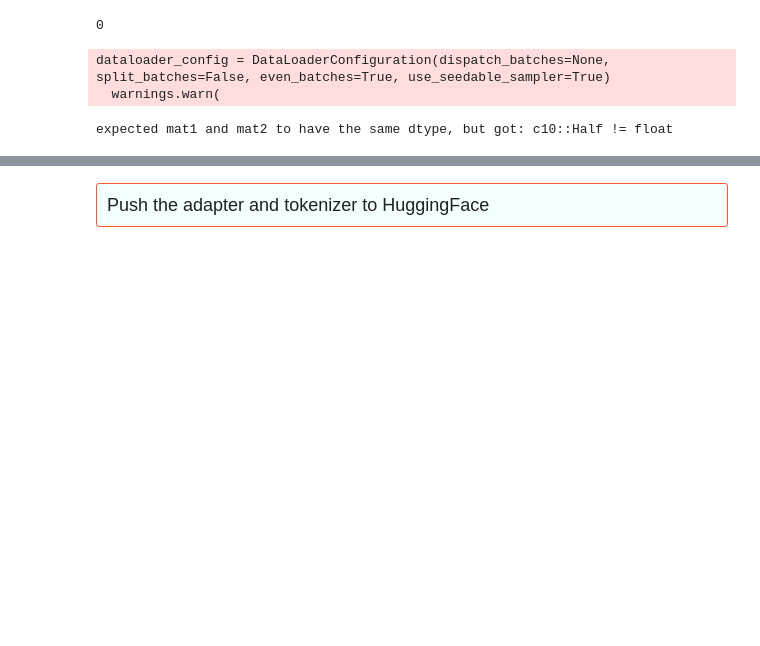
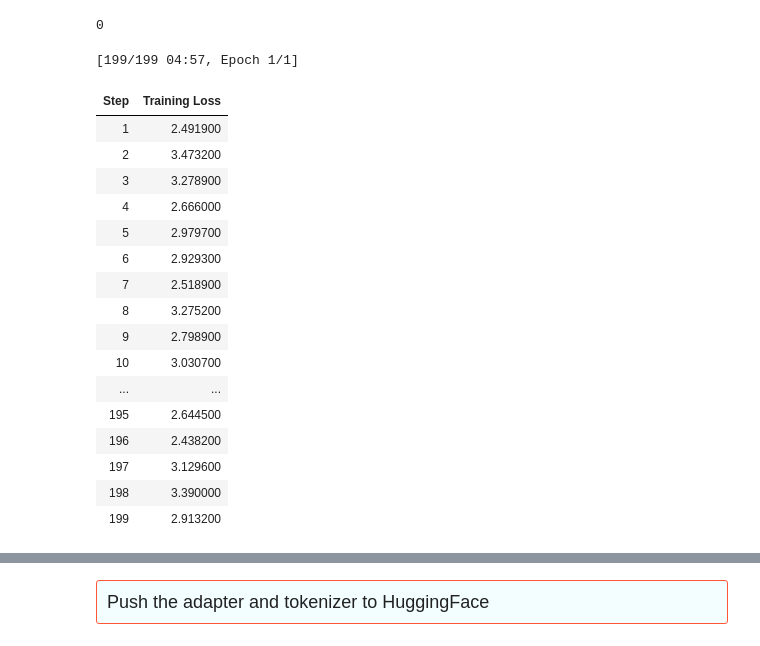
Before and after one commit to ashishakkumar/My-Kaggle-Notebooks, a Jupyter notebook: fine-tuning-phi-on-t4-2-gpu.ipynb, the cells around one changed output, grey strips where cells are left out. Cells and saved outputs as stored; diff of their text form; code cells hidden in the pictures; blank space fills up the shorter version.

```diff
--- a/fine-tuning-phi-on-t4-2-gpu.ipynb
+++ b/fine-tuning-phi-on-t4-2-gpu.ipynb
@@ -170,8 +170,8 @@ eval_dataset['output'] = eval_dataset['output'].str.replace(r"\['|'\]", "", rege
 Using the Prompt Template as mentioned here : https://huggingface.co/microsoft/phi-2#qa-format
 # %%
 from datasets import Dataset
-train_dataset = Dataset.from_pandas(train_dataset[1:100])
-eval_dataset = Dataset.from_pandas(eval_dataset[1:100])
+train_dataset = Dataset.from_pandas(train_dataset[1:200])
+eval_dataset = Dataset.from_pandas(eval_dataset[1:200])
 def formatting_func(example):
     text = f"Instruct: {example['input']}\nOutput: {example['output']}"
     return text
@@ -194,7 +194,7 @@ bnb_config = BitsAndBytesConfig(
     load_in_8bit= True,
     bnb_4bit_quant_type= "nf4",
     bnb_4bit_compute_dtype= torch.bfloat16,
-    bnb_4bit_use_double_quant= False,
+    bnb_4bit_use_double_quant= True,
 )
 model = AutoModelForCausalLM.from_pretrained(
         base_model,
@@ -208,9 +208,9 @@ model.gradient_checkpointing_enable()
 
 # Loading tokenizer
 tokenizer = AutoTokenizer.from_pretrained(base_model, trust_remote_code=True)
-tokenizer.padding_side = 'right'
-tokenizer.pad_token = tokenizer.eos_token
-tokenizer.add_eos_token = True
+# tokenizer.padding_side = 'right'
+# tokenizer.pad_token = tokenizer.eos_token
+# tokenizer.add_eos_token = True
 # %% [output]
 Special tokens have been added in the vocabulary, make sure the associated word embeddings are fine-tuned or trained.
 # %%
@@ -343,38 +345,53 @@ trainer = transformers.Trainer(
     model=model,
     train_dataset=tokenized_train_dataset,
     eval_dataset=tokenized_val_dataset,
     args=transformers.TrainingArguments(
         output_dir=output_dir,
         warmup_steps=1,
-        per_device_train_batch_size=2,
+        per_device_train_batch_size=1,
         gradient_accumulation_steps=1,
         num_train_epochs=1,
         learning_rate=2.5e-4, # Want a small lr for finetuning
        fp16=True,
         optim="paged_adamw_8bit",
         logging_steps=1,              # When to start reporting loss
         logging_dir="./logs",        # Directory for storing logs
-        eval_steps=100,               # Evaluate every step
+        eval_steps=10,               # Evaluate every step
         do_eval=True,                # Perform evaluation at the end of training
         report_to="wandb",
 #         run_name=f"{run_name}-{datetime.now().strftime('%Y-%m-%d-%H-%M')}"          # Name of the W&B run (optional)
     ),
     data_collator=transformers.DataCollatorForLanguageModeling(tokenizer, mlm=False),
 )
 
 model.config.use_cache = False  # silence the warnings. Please re-enable for inference!
 
 try :
     trainer.train()
 except RuntimeError as e:
     print(e)
     if "CUDA out of memory" in str(e):
         print("CUDA out of memory error. Trying to handle.")
         print(f'Original Error : {e}')
 # %% [output]
-dataloader_config = DataLoaderConfiguration(dispatch_batches=None, split_batches=False, even_batches=True, use_seedable_sampler=True)
-  warnings.warn(
+[199/199 04:57, Epoch 1/1]
-expected mat1 and mat2 to have the same dtype, but got: c10::Half != float
+| Step | Training Loss |
+| 1 | 2.491900 |
+| 2 | 3.473200 |
+| 3 | 3.278900 |
+| 4 | 2.666000 |
+| 5 | 2.979700 |
+| 6 | 2.929300 |
+| 7 | 2.518900 |
+| 8 | 3.275200 |
+| 9 | 2.798900 |
+| 10 | 3.030700 |
+| ... | ... |
+| 195 | 2.644500 |
+| 196 | 2.438200 |
+| 197 | 3.129600 |
+| 198 | 3.390000 |
+| 199 | 2.913200 |
 # %%
 # Save the fine-tuned model
 trainer.model.save_pretrained('phi2')
```
Also changed, not shown: parts of 8 cells of this notebook.
